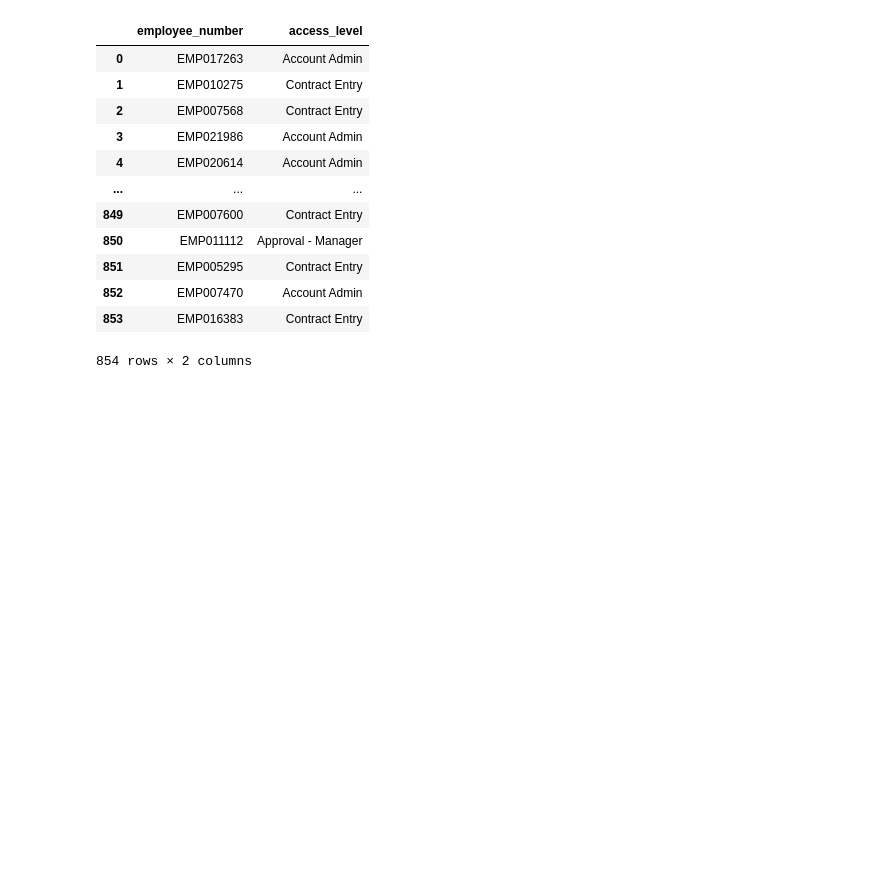
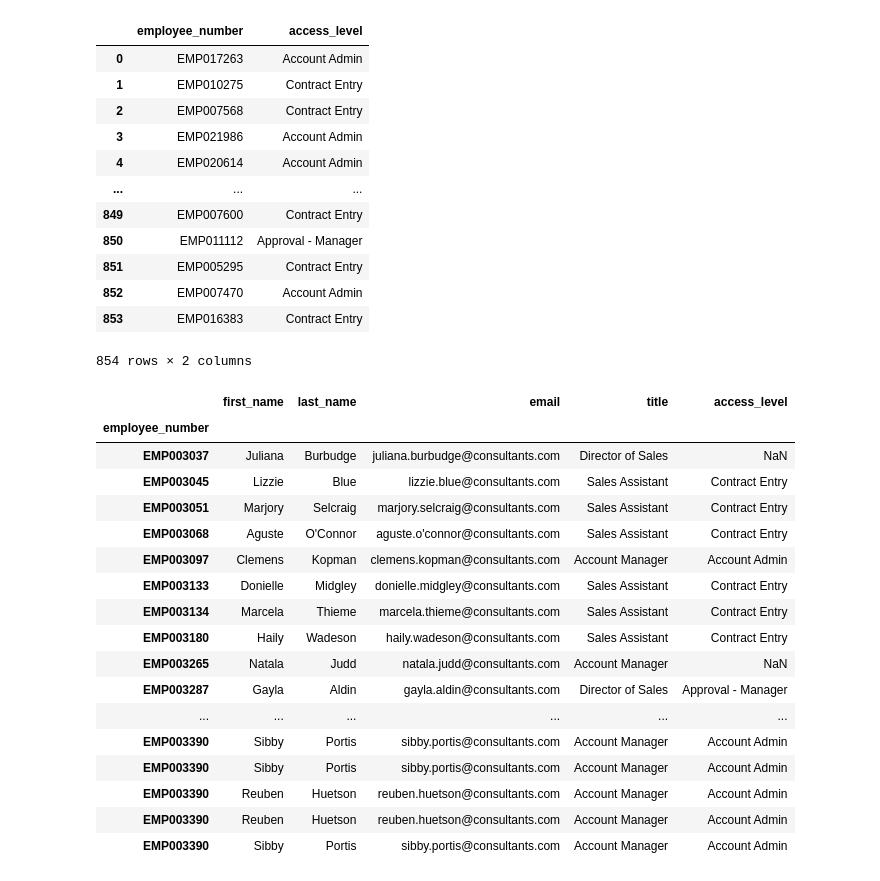
Before and after one commit to courtneyj21/user_access_logs, a Jupyter notebook: User Access Logs .ipynb, the cells around one changed output. Drawn from its saved outputs; the diff is of its cells as text; code cells hidden in the pictures; blank space fills up the shorter version.

```diff
--- a/User Access Logs .ipynb
+++ b/User Access Logs .ipynb
@@ -44,6 +22,32 @@ system_access_df
 | 852 | EMP007470 | Account Admin |
 | 853 | EMP016383 | Contract Entry |
 854 rows × 2 columns
+# %%
+employees_df.set_index('employee_number',inplace = True)
+system_access_df.set_index('employee_number',inplace = True)
+
+
+df = employees_df.join(system_access_df, how='left')
+df.head(25)
+# %% [output]
+|  | first_name | last_name | email | title | access_level |
+| employee_number |  |  |  |  |  |
+| EMP003037 | Juliana | Burbudge | juliana.burbudge@consultants.com | Director of Sales | NaN |
+| EMP003045 | Lizzie | Blue | lizzie.blue@consultants.com | Sales Assistant | Contract Entry |
+| EMP003051 | Marjory | Selcraig | marjory.selcraig@consultants.com | Sales Assistant | Contract Entry |
+| EMP003068 | Aguste | O'Connor | aguste.o'connor@consultants.com | Sales Assistant | Contract Entry |
+| EMP003097 | Clemens | Kopman | clemens.kopman@consultants.com | Account Manager | Account Admin |
+| EMP003133 | Donielle | Midgley | donielle.midgley@consultants.com | Sales Assistant | Contract Entry |
+| EMP003134 | Marcela | Thieme | marcela.thieme@consultants.com | Sales Assistant | Contract Entry |
+| EMP003180 | Haily | Wadeson | haily.wadeson@consultants.com | Sales Assistant | Contract Entry |
+| EMP003265 | Natala | Judd | natala.judd@consultants.com | Account Manager | NaN |
+| EMP003287 | Gayla | Aldin | gayla.aldin@consultants.com | Director of Sales | Approval - Manager |
+| ... | ... | ... | ... | ... | ... |
+| EMP003390 | Sibby | Portis | sibby.portis@consultants.com | Account Manager | Account Admin |
+| EMP003390 | Sibby | Portis | sibby.portis@consultants.com | Account Manager | Account Admin |
+| EMP003390 | Reuben | Huetson | reuben.huetson@consultants.com | Account Manager | Account Admin |
+| EMP003390 | Reuben | Huetson | reuben.huetson@consultants.com | Account Manager | Account Admin |
+| EMP003390 | Sibby | Portis | sibby.portis@consultants.com | Account Manager | Account Admin |
 # %%
 df_missingAL= df.loc[df['access_level'].isnull()]
 df_missingAL
```
Also changed, not shown: parts of 10 cells of this notebook.
